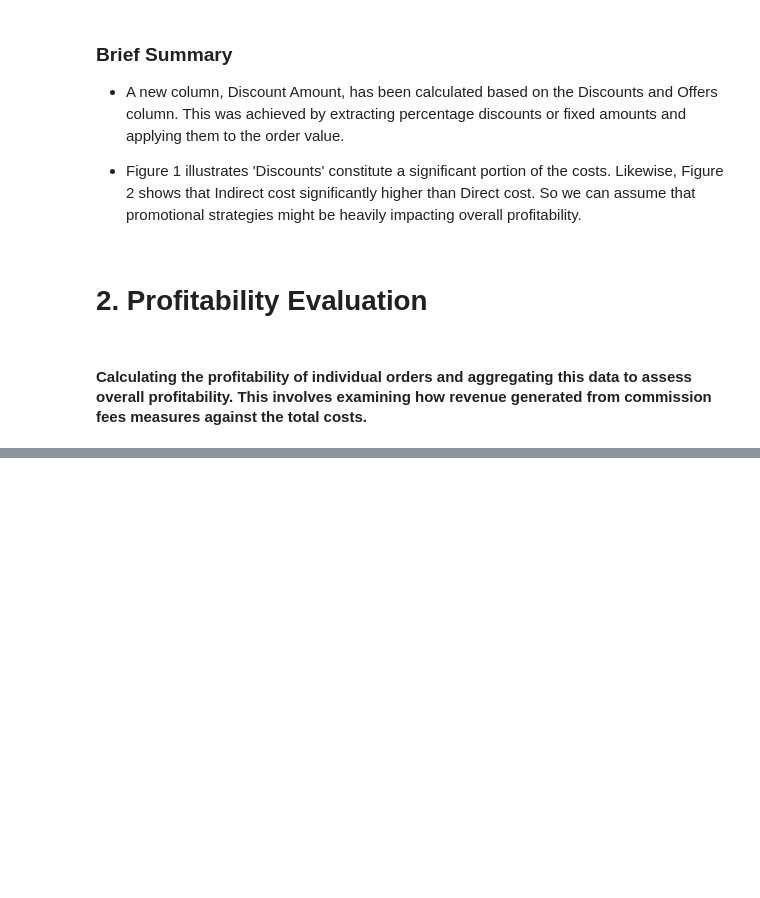
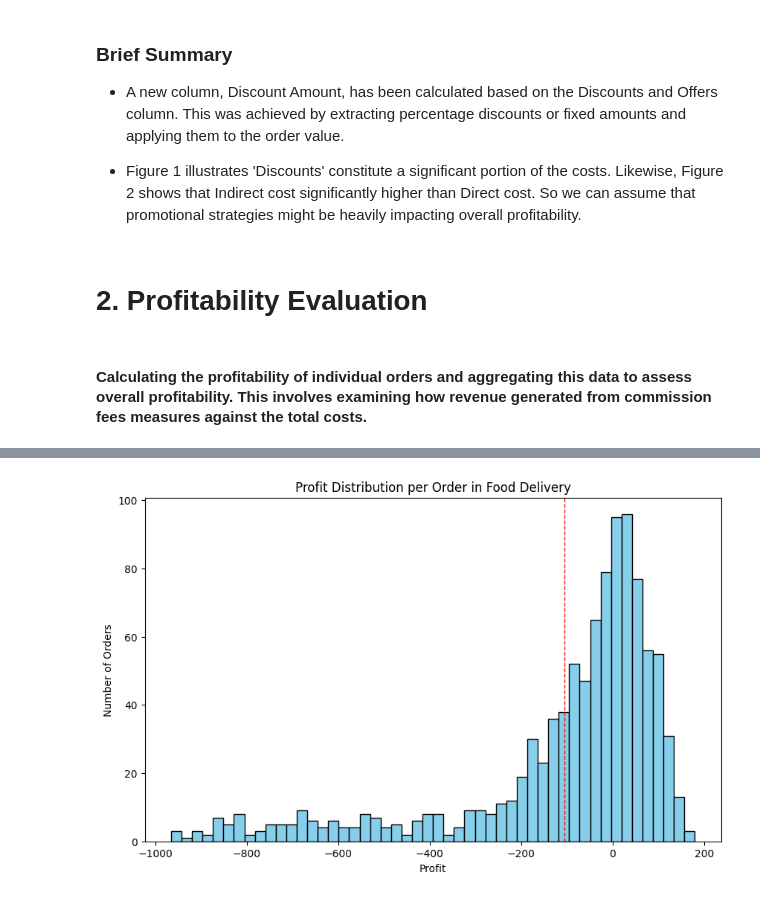
Before and after one commit to jeongseoho/food_delivery, a Jupyter notebook: food_delivery.ipynb, the cells around one changed output, grey strips where cells are left out. Saved outputs shown, nothing was run; the diff lists cells and outputs as text; code cells hidden in the pictures; blank space fills up the shorter version.

```diff
--- a/food_delivery.ipynb
+++ b/food_delivery.ipynb
@@ -223,0 +241,12 @@ print(overall_metrics)
+# %%
+# Visualize the profitability of individual orders
+
+plt.figure(figsize=(10, 6))
+plt.hist(food['Profit'], bins=50, color='skyblue', edgecolor='black')
+plt.title('Profit Distribution per Order in Food Delivery')
+plt.xlabel('Profit')
+plt.ylabel('Number of Orders')
+plt.axvline(food['Profit'].mean(), color='red', linestyle='dashed', linewidth=1)
+plt.show()
+# %% [output]
+[figure, added]
```
Also changed, not shown: parts of 12 cells of this notebook.
